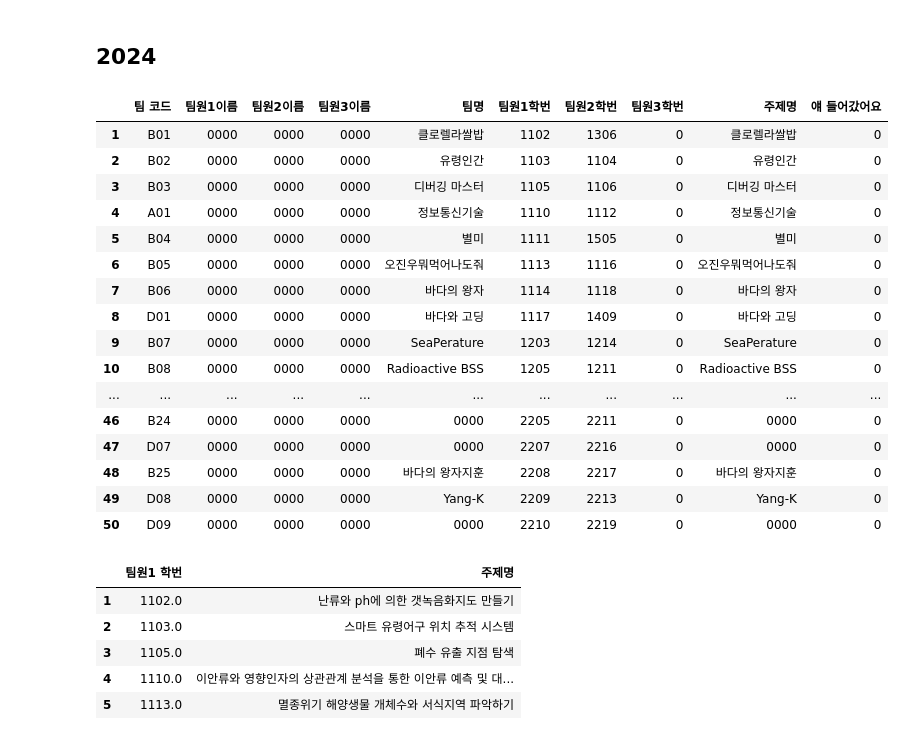
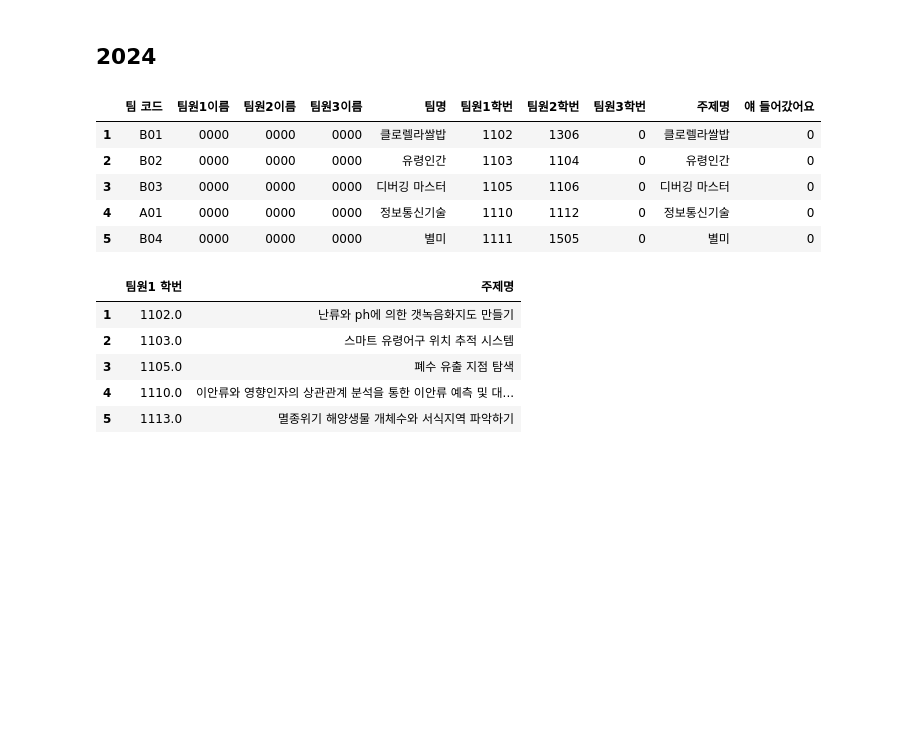
Before and after one commit to hwan809/Ocean-ChatBot, a Jupyter notebook: prepro.ipynb, the cells around one changed output. Saved outputs shown, nothing was run; the diff lists cells and outputs as text; code cells hidden in the pictures; blank space fills up the shorter version.

```diff
--- a/prepro.ipynb
+++ b/prepro.ipynb
@@ -339,43 +339,32 @@ split_documents23
 # %%
 df24 = pd.read_excel('./data/2024.xlsx', sheet_name= '팀별', usecols=[i + 1 for i in range(9)], skiprows=2, nrows=98)
 
 df24 = df24.rename(columns={'섹션\n번호': '팀 코드'})
 df24.drop(0, inplace=True)
 df24.drop(['학년'], axis= 1,inplace=True)
 
 df24['팀 코드'] = df24['팀 코드'].apply(lambda x:x.split('-')[0] + x.split('-')[1].zfill(2))
 df24.fillna('0000', inplace=True)
 
 for i in range(1, 4):
     try:
         df24[f'팀원{i}학번'] = df24[f'팀원{i} 학번'].astype(int).astype(str)
         df24.rename(columns={f'팀원{i} 이름': f'팀원{i}이름'},inplace=True)
         df24.drop([f'팀원{i} 학번'],inplace=True,axis=1)
     except:
         continue
 
 df24['주제명'] = df24['팀명']
 df24['얘 들어갔어요'] = np.zeros(df24.shape[0],dtype=int)
 
-df24.head(50)
+df24.head()
 # %% [output]
 |  | 팀 코드 | 팀원1이름 | 팀원2이름 | 팀원3이름 | 팀명 | 팀원1학번 | 팀원2학번 | 팀원3학번 | 주제명 | 얘 들어갔어요 |
 | 1 | B01 | 0000 | 0000 | 0000 | 클로렐라쌀밥 | 1102 | 1306 | 0 | 클로렐라쌀밥 | 0 |
 | 2 | B02 | 0000 | 0000 | 0000 | 유령인간 | 1103 | 1104 | 0 | 유령인간 | 0 |
 | 3 | B03 | 0000 | 0000 | 0000 | 디버깅 마스터 | 1105 | 1106 | 0 | 디버깅 마스터 | 0 |
 | 4 | A01 | 0000 | 0000 | 0000 | 정보통신기술 | 1110 | 1112 | 0 | 정보통신기술 | 0 |
 | 5 | B04 | 0000 | 0000 | 0000 | 별미 | 1111 | 1505 | 0 | 별미 | 0 |
-| 6 | B05 | 0000 | 0000 | 0000 | 오진우뭐먹어나도줘 | 1113 | 1116 | 0 | 오진우뭐먹어나도줘 | 0 |
-| 7 | B06 | 0000 | 0000 | 0000 | 바다의 왕자 | 1114 | 1118 | 0 | 바다의 왕자 | 0 |
-| 8 | D01 | 0000 | 0000 | 0000 | 바다와 고딩 | 1117 | 1409 | 0 | 바다와 고딩 | 0 |
-| 9 | B07 | 0000 | 0000 | 0000 | SeaPerature | 1203 | 1214 | 0 | SeaPerature | 0 |
-| 10 | B08 | 0000 | 0000 | 0000 | Radioactive BSS | 1205 | 1211 | 0 | Radioactive BSS | 0 |
-| ... | ... | ... | ... | ... | ... | ... | ... | ... | ... | ... |
-| 46 | B24 | 0000 | 0000 | 0000 | 0000 | 2205 | 2211 | 0 | 0000 | 0 |
-| 47 | D07 | 0000 | 0000 | 0000 | 0000 | 2207 | 2216 | 0 | 0000 | 0 |
-| 48 | B25 | 0000 | 0000 | 0000 | 바다의 왕자지훈 | 2208 | 2217 | 0 | 바다의 왕자지훈 | 0 |
-| 49 | D08 | 0000 | 0000 | 0000 | Yang-K | 2209 | 2213 | 0 | Yang-K | 0 |
-| 50 | D09 | 0000 | 0000 | 0000 | 0000 | 2210 | 2219 | 0 | 0000 | 0 |
 # %%
 df24_1 = pd.read_excel('./data/2024_1.xlsx', sheet_name = '팀별',usecols=[i + 2 for i in range(14)], skiprows=2, nrows=98)
 
```
Also changed, not shown: parts of 3 cells of this notebook, 16 other files.
